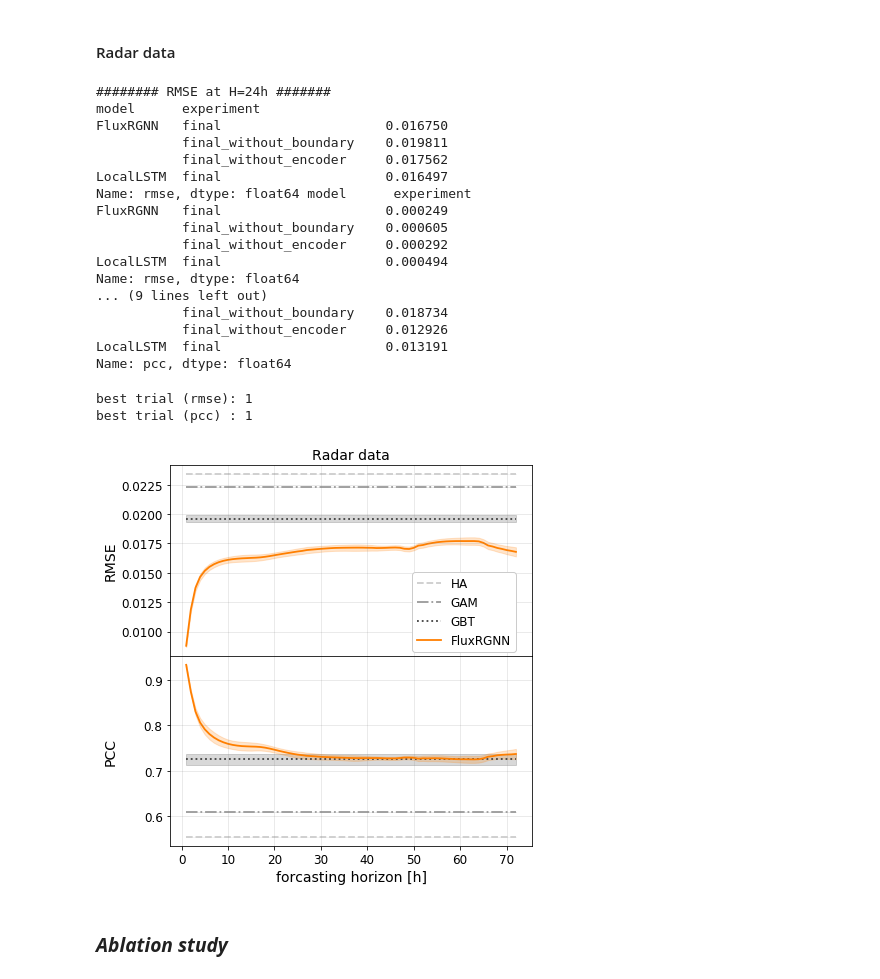
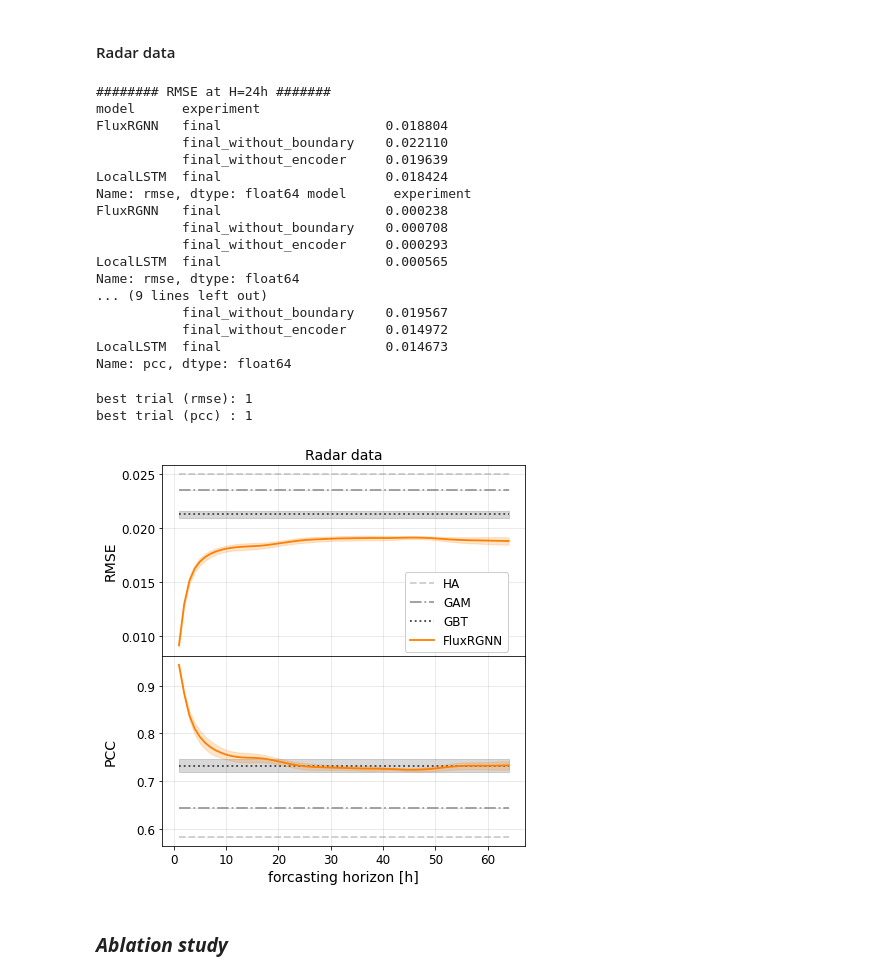
Before and after one commit to FionaLippert/FluxRGNN, a Jupyter notebook: notebooks/performance_evaluation.ipynb, the cells around one changed output. Cells and saved outputs as stored; diff of their text form; code cells hidden in the pictures.

```diff
--- a/notebooks/performance_evaluation.ipynb
+++ b/notebooks/performance_evaluation.ipynb
@@ -23,5 +25,8 @@ from matplotlib.ticker import FixedLocator
 # %%
 def plot_performance(ax, df, label, metric, color, static=False, H=64, ls='standard', z=1):
+
+    df = df.query(f'horizon > 0 & horizon <= {H}')
+    h_range = df['horizon'].unique()
 
     if static:
         df = df.groupby('trial').aggregate(np.nanmean).reset_index()
@@ -30,17 +35,16 @@ def plot_performance(ax, df, label, metric, color, static=False, H=64, ls='stand
         ls = '--' if ls == 'standard' else ls
     else:
         grouped = df.groupby('horizon')
-        avg = grouped[metric].aggregate(np.nanmean).values[-H:]
-        std = grouped[metric].aggregate(np.nanstd).values[-H:]
+        avg = grouped[metric].aggregate(np.nanmean).values #[-H:]
+        std = grouped[metric].aggregate(np.nanstd).values #[-H:]
         ls = '-' if ls == 'standard' else ls
 
-    line = ax.plot(range(1,H+1), avg, label=label, ls=ls, color=color, linewidth=1.8, zorder=z)
-    ax.fill_between(range(1, H+1), avg-std, avg+std, color=color, alpha=0.2, zorder=z)
+    line = ax.plot(h_range, avg, label=label, ls=ls, color=color, linewidth=1.8, zorder=z)
+    ax.fill_between(h_range, avg-std, avg+std, color=color, alpha=0.2, zorder=z)
 # %%
-home = osp.expanduser("~")
-base_dir = osp.join(home, 'FluxRGNN')
+base_dir = osp.dirname(os.getcwd())
 result_dir = osp.join(base_dir, 'results')
-output_dir = osp.join(base_dir, 'data', 'plots', 'final')
+output_dir = osp.join(base_dir, 'data', 'plots', 'test_eval')
 os.makedirs(output_dir, exist_ok=True)
 # %%
 C, H = 24, 72
@@ -55,7 +59,7 @@ with open(abm_cfg) as f:
     bscale['abm'] = config['datasource']['bird_scale']
 
 radar_cfg = osp.join(result_dir, 'radar', 'GBT', f'test_{test_year}',
-                     'final_evaluation', 'trial_1', 'config.yaml')
+                     'final', 'trial_1', 'config.yaml')
 with open(radar_cfg) as f:
     config = load(f, Loader=FullLoader)
     bscale['radar'] = config['datasource']['bird_scale']
@@ -139,18 +143,18 @@ print(f'best trial (pcc) : {best_t}')
 
 for i, ((m, e), label) in enumerate(baseline_models.items()):
     plot_performance(ax[0], baseline_rmse.query(f'model == "{m}" & experiment == "{e}"'),
-                     label, 'rmse', static=(m in static_models), H=H,
+                     label, 'rmse', static=True, H=H,
                      color=baseline_colors[i], ls=baseline_ls[i])
     plot_performance(ax[1], baseline_pcc.query(f'model == "{m}" & experiment == "{e}"'),
-                     label, 'pcc', static=(m in static_models), H=H,
+                     label, 'pcc', static=True, H=H,
                      color=baseline_colors[i], ls=baseline_ls[i])
 
 for i, ((m, e), label) in enumerate(flux_models.items()):
     if m == 'FluxRGNN' and e == 'final':
         plot_performance(ax[0], rmse_per_hour.query(f'model == "{m}" & experiment == "{e}"'),
-                         label, 'rmse', static=(m in static_models), H=H, color=flux_colors[i])
+                         label, 'rmse', static=False, H=H, color=flux_colors[i])
         plot_performance(ax[1], pcc_per_hour.query(f'model == "{m}" & experiment == "{e}"'),
-                         label, 'pcc', static=(m in static_models), H=H, color=flux_colors[i])
+                         label, 'pcc', static=False, H=H, color=flux_colors[i])
 
 
 
@@ -194,20 +198,20 @@ print(means, stds)
 # %% [output]
 ######## RMSE at H=24h #######
 model      experiment
-FluxRGNN   final                     0.016750
-           final_without_boundary    0.019811
-           final_without_encoder     0.017562
-LocalLSTM  final                     0.016497
+FluxRGNN   final                     0.018804
+           final_without_boundary    0.022110
+           final_without_encoder     0.019639
+LocalLSTM  final                     0.018424
 Name: rmse, dtype: float64 model      experiment
-FluxRGNN   final                     0.000249
-           final_without_boundary    0.000605
-           final_without_encoder     0.000292
-LocalLSTM  final                     0.000494
+FluxRGNN   final                     0.000238
+           final_without_boundary    0.000708
+           final_without_encoder     0.000293
+LocalLSTM  final                     0.000565
 Name: rmse, dtype: float64
 ... (9 lines left out)
-           final_without_boundary    0.018734
-           final_without_encoder     0.012926
-LocalLSTM  final                     0.013191
+           final_without_boundary    0.019567
+           final_without_encoder     0.014972
+LocalLSTM  final                     0.014673
 Name: pcc, dtype: float64
 # %%
 fig, ax = plt.subplots(nrows=2, figsize=(6.5,7), sharex=True)
@@ -234,38 +238,38 @@ print(f'best trial (pcc) : {best_t}')
 
 for i, ((m, e), label) in enumerate(baseline_models.items()):
     plot_performance(ax[0], baseline_rmse.query(f'model == "{m}" & experiment == "{e}"'),
-                     label, 'rmse', static=(m in static_models), H=H,
+                     label, 'rmse', static=True, H=H,
                      color=baseline_colors[i], ls=baseline_ls[i])
     plot_performance(ax[1], baseline_pcc.query(f'model == "{m}" & experiment == "{e}"'),
-                     label, 'pcc', static=(m in static_models), H=H,
+                     label, 'pcc', static=True, H=H,
                      color=baseline_colors[i], ls=baseline_ls[i])
 
 for i, ((m, e), label) in enumerate(flux_models.items()):
     if m == 'FluxRGNN' and e == 'final':
         plot_performance(ax[0], rmse_per_hour.query(f'model == "{m}" & experiment == "{e}"'),
-                         label, 'rmse', static=(m in static_models), H=H, color=flux_colors[i])
+                         label, 'rmse', static=False, H=H, color=flux_colors[i])
         plot_performance(ax[1], pcc_per_hour.query(f'model == "{m}" & experiment == "{e}"'),
-                         label, 'pcc', static=(m in static_models), H=H, color=flux_colors[i])
+                         label, 'pcc', static=False, H=H, color=flux_colors[i])
 
 
 ax[0].set_ylabel('RMSE', fontsize=14)
 ax[1].set_ylabel('PCC', fontsize=14)
 ax[1].set_xlabel('forcasting horizon [h]', fontsize=14)
 ax[1].legend(loc='upper right', fontsize=12,
             bbox_to_anchor=(0.97,1.47), framealpha=1)
 ax[0].set_title('Radar data', fontsize=14)
 
 for axis in ax:
     axis.tick_params(axis='both', which='major', labelsize=12)
     axis.grid(color = 'gray', linestyle = '-', alpha=0.2)
 
 fig.subplots_adjust(wspace=0.25, hspace=0)
 fig.align_ylabels(ax)
 fig.savefig(osp.join(output_dir, 'radar_rmse_pcc_per_hour.png'), bbox_inches='tight', dpi=200)
 # %% [output]
 best trial (rmse): 1
 best trial (pcc) : 1
-[figure, old version]
+[figure, new version]
 # %% [markdown]
 ### ***Ablation study***
 # %%
```
Also changed, not shown: parts of 6 cells of this notebook, 6 other files.
